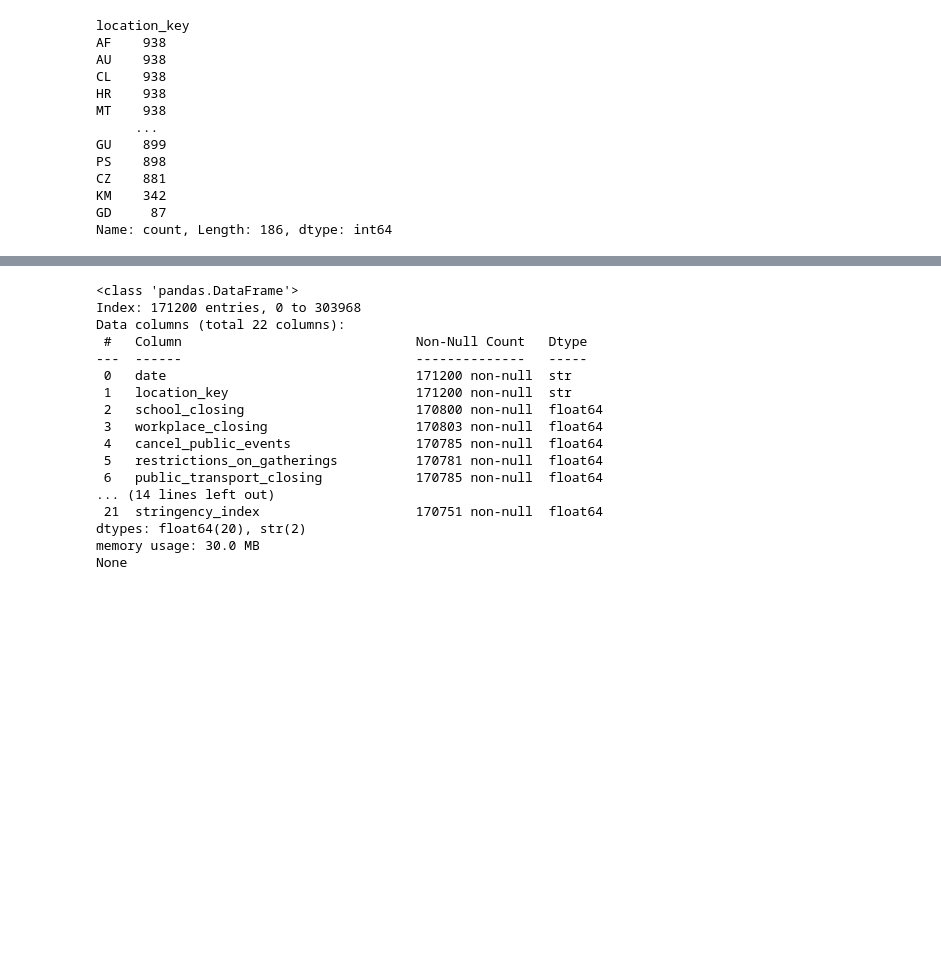
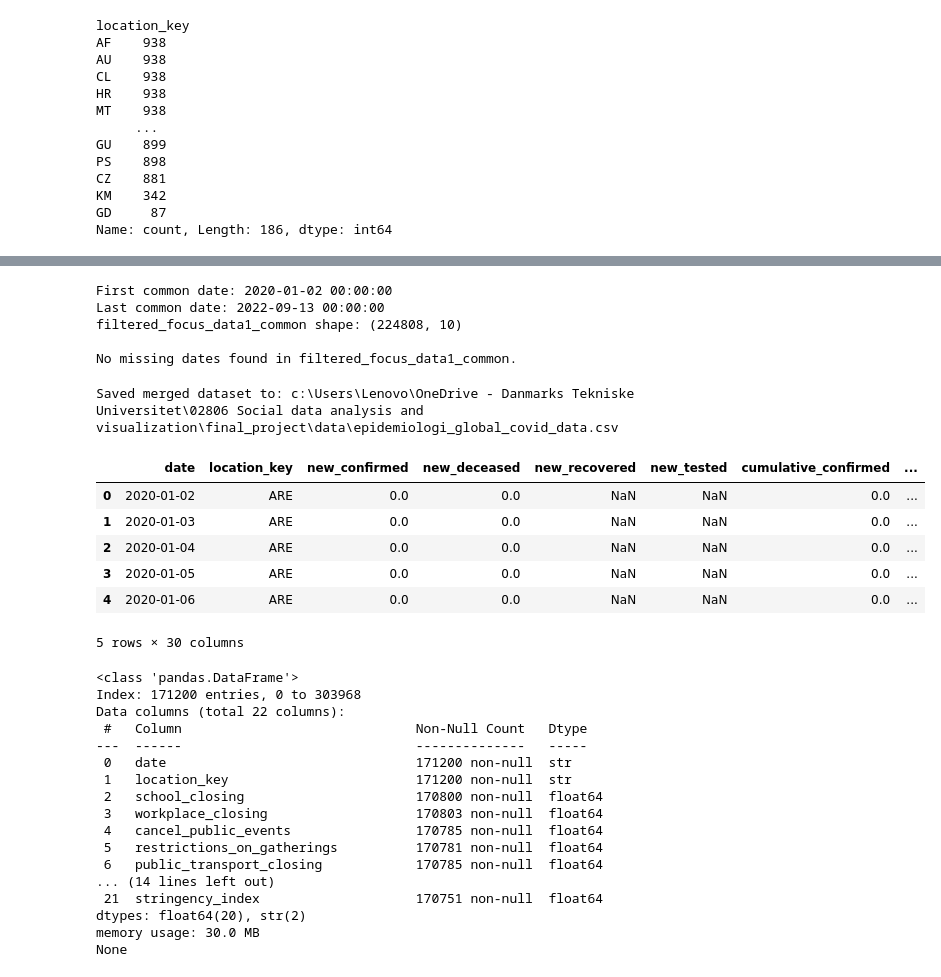
Before and after one commit to vichalder/final_project, a Jupyter notebook: notebooks/Data_cleaning_and_merging.ipynb, the cells around one changed output, grey strips where cells are left out. Saved outputs shown, nothing was run; the diff lists cells and outputs as text; code cells hidden in the pictures; blank space fills up the shorter version.

```diff
--- a/notebooks/Data_cleaning_and_merging.ipynb
+++ b/notebooks/Data_cleaning_and_merging.ipynb
@@ -187,3 +248,66 @@ None
+# %%
+# For dataset 1
+# Finding the first common observation date shared for all of the countries to make the comparison fair
+
+filtered_focus_data1 = filtered_focus_data1.copy()
+
+filtered_focus_data1['date'] = pd.to_datetime(filtered_focus_data1['date'].astype('string'), errors='coerce').dt.normalize()
+
+min_dates_1 = filtered_focus_data1.groupby('location_key')['date'].min()
+max_dates_1 = filtered_focus_data1.groupby('location_key')['date'].max()
+
+first_common_1 = min_dates_1.max()
+last_common_1 = max_dates_1.min()
+
+print(f"First common date: {first_common_1}")
+print(f"Last common date: {last_common_1}")
+
+# Filtering the filtered_focus_data1 to only include this data interval
+filtered_focus_data1_common = filtered_focus_data1[
+    (filtered_focus_data1['date'] >= first_common_1) &
+    (filtered_focus_data1['date'] <= last_common_1)
+].copy()
+
+print(f"filtered_focus_data1_common shape: {filtered_focus_data1_common.shape}")
+
+# Investigate if some dates are missing for some countries. Print the dates and countries missing for the date interval
+
+date_range = pd.date_range(start=first_common_date, end=last_common_date, freq='D')
+
+missing_by_country_1 = {}
+for country, group in filtered_focus_data1_common.groupby('location_key'):
+    missing_dates = date_range.difference(pd.DatetimeIndex(group['date']))
+    if len(missing_dates):
+        missing_by_country_1[country] = missing_dates
+
+if missing_by_country_1:
+    print("\nMissing dates in filtered_focus_data1_common:")
+    for country, missing_dates in missing_by_country_1.items():
+        print(f"{country}: {len(missing_dates)} missing dates (first few: {missing_dates[:5].tolist()})")
+else:
+    print("\nNo missing dates found in filtered_focus_data1_common.")
+# %% [output]
+First common date: 2020-01-02 00:00:00
+Last common date: 2022-09-13 00:00:00
+filtered_focus_data1_common shape: (224808, 10)
+
+No missing dates found in filtered_focus_data1_common.
+# %%
+#Saving this filterede data for data 1 as a CSV file
+output_path = current_dir.parent / 'data' / 'epidemiologi_global_covid_data.csv'
+merged_data.to_csv(output_path, index=False)
+print(f"\nSaved merged dataset to: {output_path}")
+
+merged_data.head()
+# %% [output]
+Saved merged dataset to: c:\Users\Lenovo\OneDrive - Danmarks Tekniske Universitet\02806 Social data analysis and visualization\final_project\data\epidemiologi_global_covid_data.csv
+|  | date | location_key | new_confirmed | new_deceased | new_recovered | new_tested | cumulative_confirmed | ... |
+| 0 | 2020-01-02 | ARE | 0.0 | 0.0 | NaN | NaN | 0.0 | ... |
+| 1 | 2020-01-03 | ARE | 0.0 | 0.0 | NaN | NaN | 0.0 | ... |
+| 2 | 2020-01-04 | ARE | 0.0 | 0.0 | NaN | NaN | 0.0 | ... |
+| 3 | 2020-01-05 | ARE | 0.0 | 0.0 | NaN | NaN | 0.0 | ... |
+| 4 | 2020-01-06 | ARE | 0.0 | 0.0 | NaN | NaN | 0.0 | ... |
+5 rows × 30 columns
 # %%
 def get_unique_location_keys(data2):
     return list(set(data2["location_key"].dropna().str.split("_").str[0]))
```
Also changed, not shown: parts of 20 cells of this notebook.
